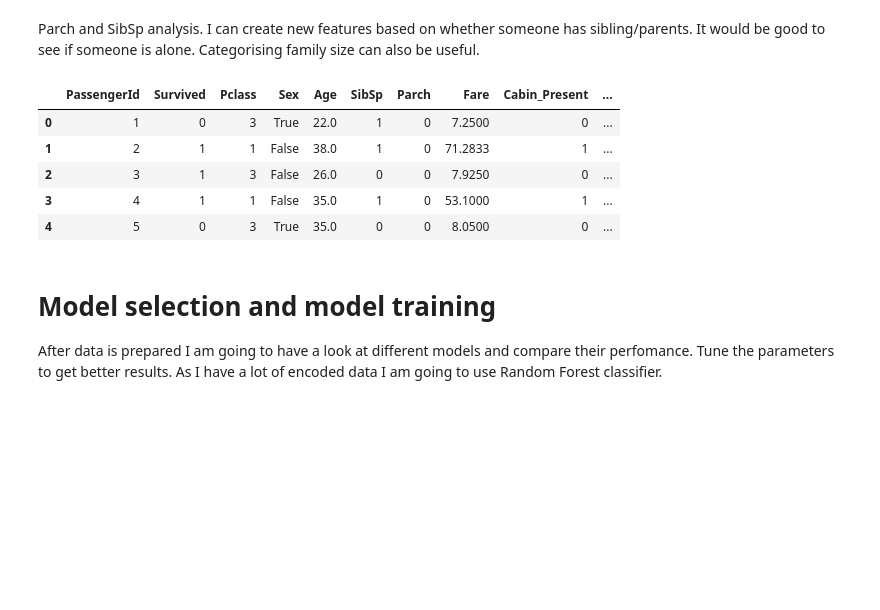
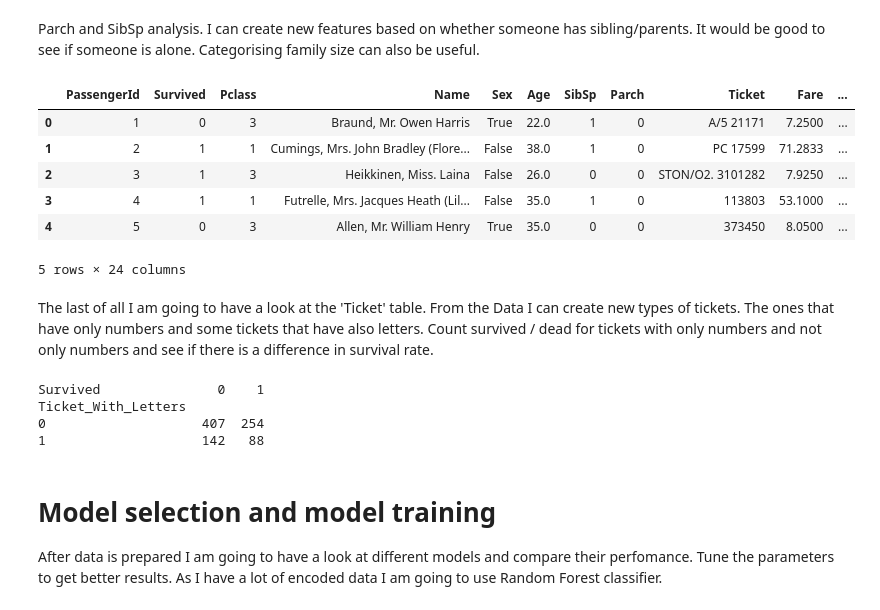
Before and after one commit to alshadani/Kaggle_Titanic, a Jupyter notebook: src/solution.ipynb, the cells around one changed output. Saved outputs shown, nothing was run; the diff lists cells and outputs as text; code cells hidden in the pictures; blank space fills up the shorter version.

```diff
--- a/src/solution.ipynb
+++ b/src/solution.ipynb
@@ -20,10 +31,11 @@ I'll do Data Cleaning first. Exclude columns that I won't use, handle missing va
 # %%
-columns_to_exclude = ['Ticket']
-train_data_cleaned = train_data.drop(columns=columns_to_exclude)
+# columns_to_exclude = ['Ticket']
+train_data_cleaned = train_data
+
 
 # Check missing values
 missing_values_count = train_data_cleaned.isnull().sum()
-missing_values_count[0:10]
+missing_values_count[0:11]
 # %% [output]
 PassengerId      0
 Survived         0
@@ -53,6 +66,9 @@ train_data_cleaned['Age'] = train_data_cleaned.apply(
 
 # Fill missing values in 'Embarked' with 'C', which is the most common cabin
 train_data_cleaned['Embarked'].fillna('C', inplace=True)
+
+embarked_mapping = {'C': 0, 'Q': 1, 'S': 2}
+train_data_cleaned['Embarked'] = train_data_cleaned['Embarked'].map(embarked_mapping).astype(int)
 # %%
 sex_encoded = pd.get_dummies(train_data['Sex'], prefix='Sex', drop_first=True)
 
@@ -223,40 +239,54 @@ Parch and SibSp analysis. I can create new features based on whether someone has
 # %%
 # Create 'Family_Size' feature
 train_data_cleaned['Family_Size'] = train_data_cleaned['Parch'] + train_data_cleaned['SibSp']
 
 # Create 'Is_Alone' feature
 train_data_cleaned['Is_Alone'] = (train_data_cleaned['Family_Size'] == 0).astype(int)
 
 # Categorize passengers into different family types
 def categorize_family_size(size):
     if size == 0:
         return 0
     elif size <= 3:
         return 1
     elif size <= 6:
         return 2
     else:
         return 3
 
 train_data_cleaned['Family_Type'] = train_data_cleaned['Family_Size'].apply(categorize_family_size)
 
 # Create 'Is_Parent' feature
 train_data_cleaned['Is_Parent'] = (train_data_cleaned['Parch'] > 0).astype(int)
 
 # Create 'Is_Child' feature
 train_data_cleaned['Is_Child'] = (train_data_cleaned['Age'] < 18).astype(int)
 
-# Drop Cabin colimn as it has to many NaN values
-train_data_cleaned = train_data_cleaned.drop(columns=['Name', 'Cabin', 'Title', 'Embarked'])
-
 train_data_cleaned.head()
 # %% [output]
-|  | PassengerId | Survived | Pclass | Sex | Age | SibSp | Parch | Fare | Cabin_Present | ... |
-| 0 | 1 | 0 | 3 | True | 22.0 | 1 | 0 | 7.2500 | 0 | ... |
-| 1 | 2 | 1 | 1 | False | 38.0 | 1 | 0 | 71.2833 | 1 | ... |
-| 2 | 3 | 1 | 3 | False | 26.0 | 0 | 0 | 7.9250 | 0 | ... |
-| 3 | 4 | 1 | 1 | False | 35.0 | 1 | 0 | 53.1000 | 1 | ... |
-| 4 | 5 | 0 | 3 | True | 35.0 | 0 | 0 | 8.0500 | 0 | ... |
+|  | PassengerId | Survived | Pclass | Name | Sex | Age | SibSp | Parch | Ticket | Fare | ... |
+| 0 | 1 | 0 | 3 | Braund, Mr. Owen Harris | True | 22.0 | 1 | 0 | A/5 21171 | 7.2500 | ... |
+| 1 | 2 | 1 | 1 | Cumings, Mrs. John Bradley (Flore... | False | 38.0 | 1 | 0 | PC 17599 | 71.2833 | ... |
+| 2 | 3 | 1 | 3 | Heikkinen, Miss. Laina | False | 26.0 | 0 | 0 | STON/O2. 3101282 | 7.9250 | ... |
+| 3 | 4 | 1 | 1 | Futrelle, Mrs. Jacques Heath (Lil... | False | 35.0 | 1 | 0 | 113803 | 53.1000 | ... |
+| 4 | 5 | 0 | 3 | Allen, Mr. William Henry | True | 35.0 | 0 | 0 | 373450 | 8.0500 | ... |
+5 rows × 24 columns
+# %% [markdown]
+The last of all I am going to have a look at the 'Ticket' table. From the Data I can create new types of tickets. The ones that have only numbers and some tickets that have also letters. Count survived / dead for tickets with only numbers and not only numbers and see if there is a difference in survival rate.
+# %%
+# Extract a new feature indicating whether the ticket contains letters
+train_data_cleaned['Ticket_With_Letters'] = train_data_cleaned['Ticket'].str.contains('[a-zA-Z]').astype(int)
+survival_counts = train_data_cleaned.groupby('Ticket_With_Letters')['Survived'].value_counts().unstack()
+
+print(survival_counts)
+
+# Drop columns that won't be used
+train_data_cleaned = train_data_cleaned.drop(columns=['Name', 'Cabin', 'Title', 'Fare', 'Ticket'])
+# %% [output]
+Survived               0    1
+Ticket_With_Letters
+0                    407  254
+1                    142   88
 # %% [markdown]
 # Model selection and model training
 After data is prepared I am going to have a look at different models and compare their perfomance. Tune the parameters to get better results. As I have a lot of encoded data I am going to use Random Forest classifier.
```
Also changed, not shown: parts of 12 cells of this notebook, 2 other files.
